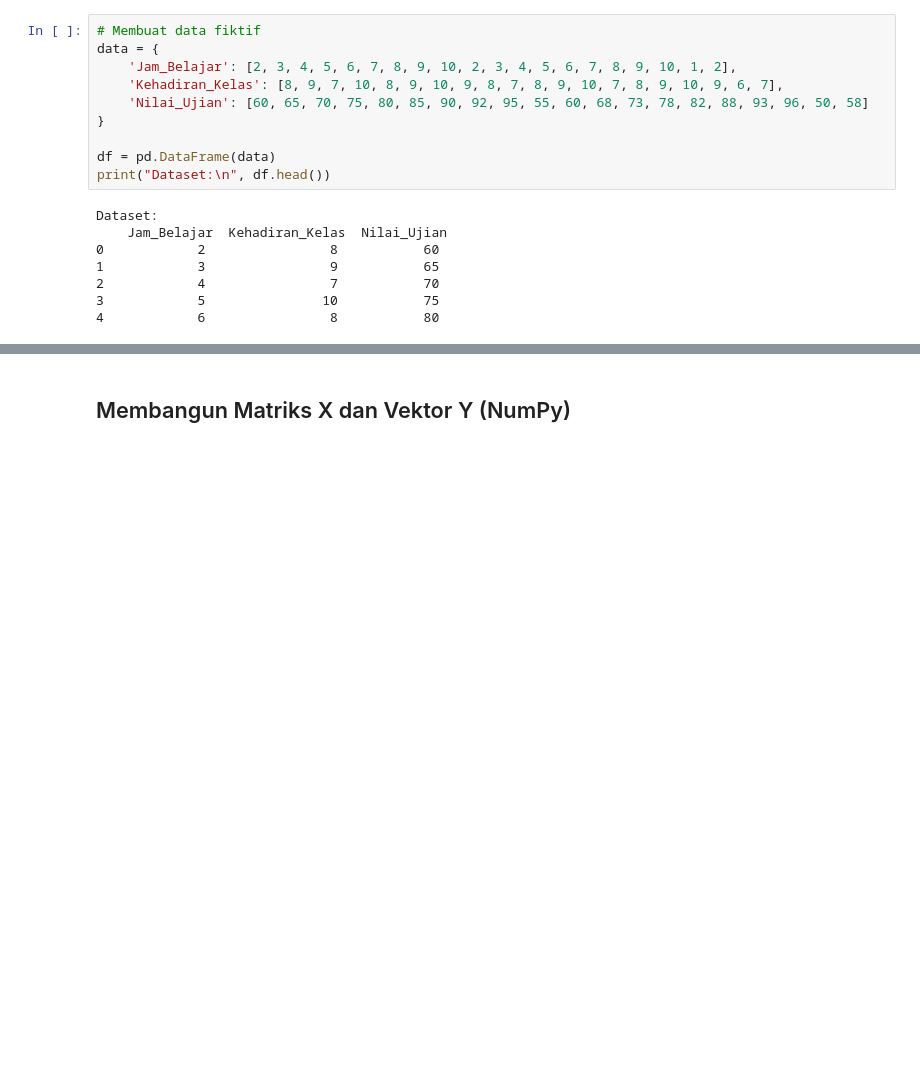
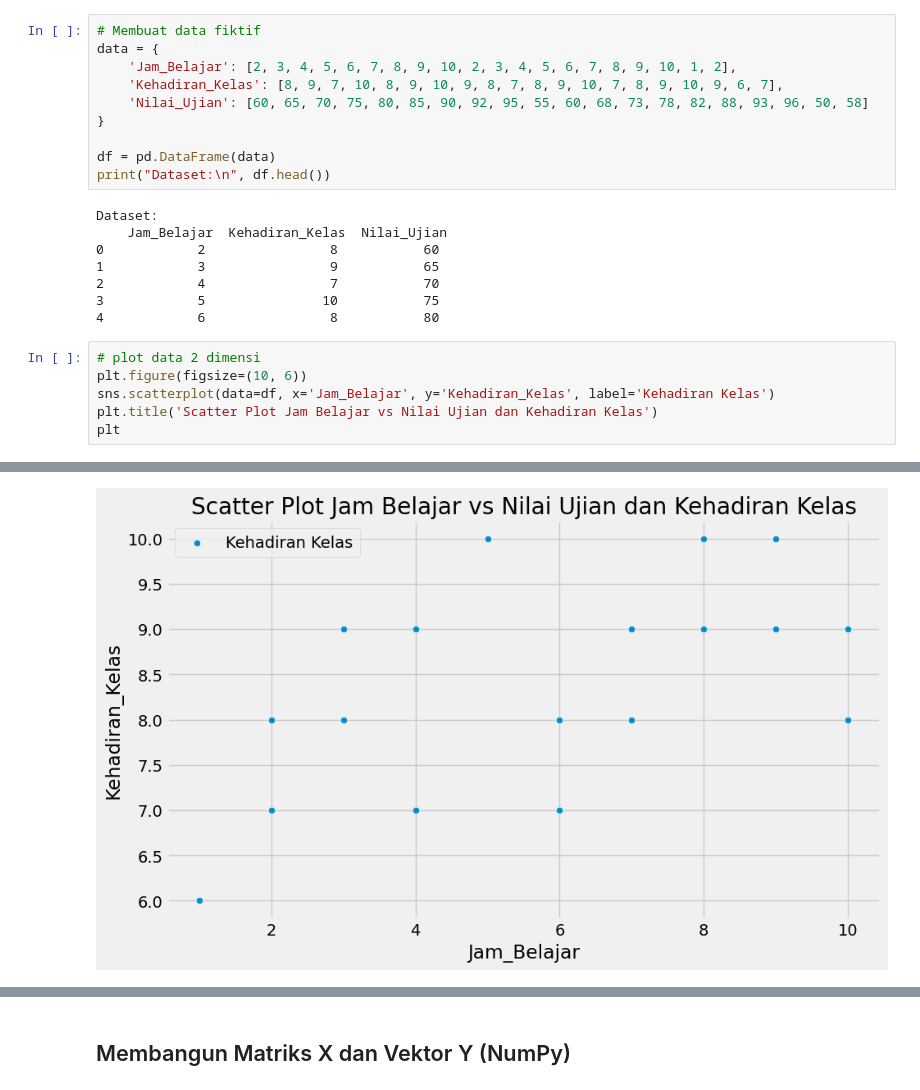
Before and after one commit to ihyaulumuddin044/Pengantar_ML, a Jupyter notebook: modules/multiple_linear_regression/multiple_linear_regression_from_scratch_.ipynb, the cells around one changed output, grey strips where cells are left out. Cells and saved outputs as stored; diff of their text form; blank space fills up the shorter version.

```diff
--- a/modules/multiple_linear_regression/multiple_linear_regression_from_scratch_.ipynb
+++ b/modules/multiple_linear_regression/multiple_linear_regression_from_scratch_.ipynb
@@ -30,3 +30,10 @@ Dataset:
 2            4                7           70
 3            5               10           75
 4            6                8           80
+# %%
+# plot data 2 dimensi
+plt.figure(figsize=(10, 6))
+sns.scatterplot(data=df, x='Jam_Belajar', y='Kehadiran_Kelas', label='Kehadiran Kelas')
+plt.title('Scatter Plot Jam Belajar vs Nilai Ujian dan Kehadiran Kelas')
+plt
+# %% [output]
@@ -32,0 +41 @@ Dataset:
+[figure, added]
```
Also changed, not shown: parts of 11 cells of this notebook.
